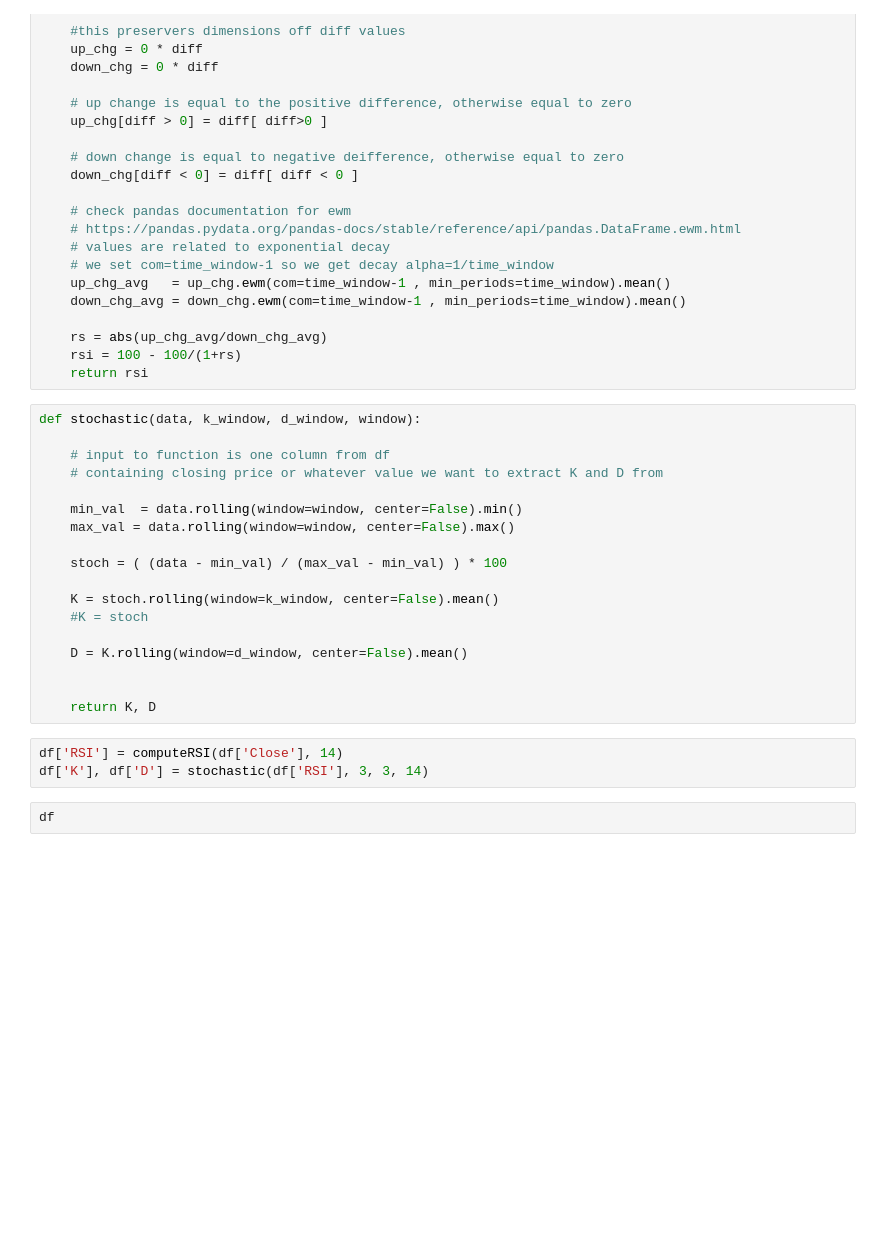
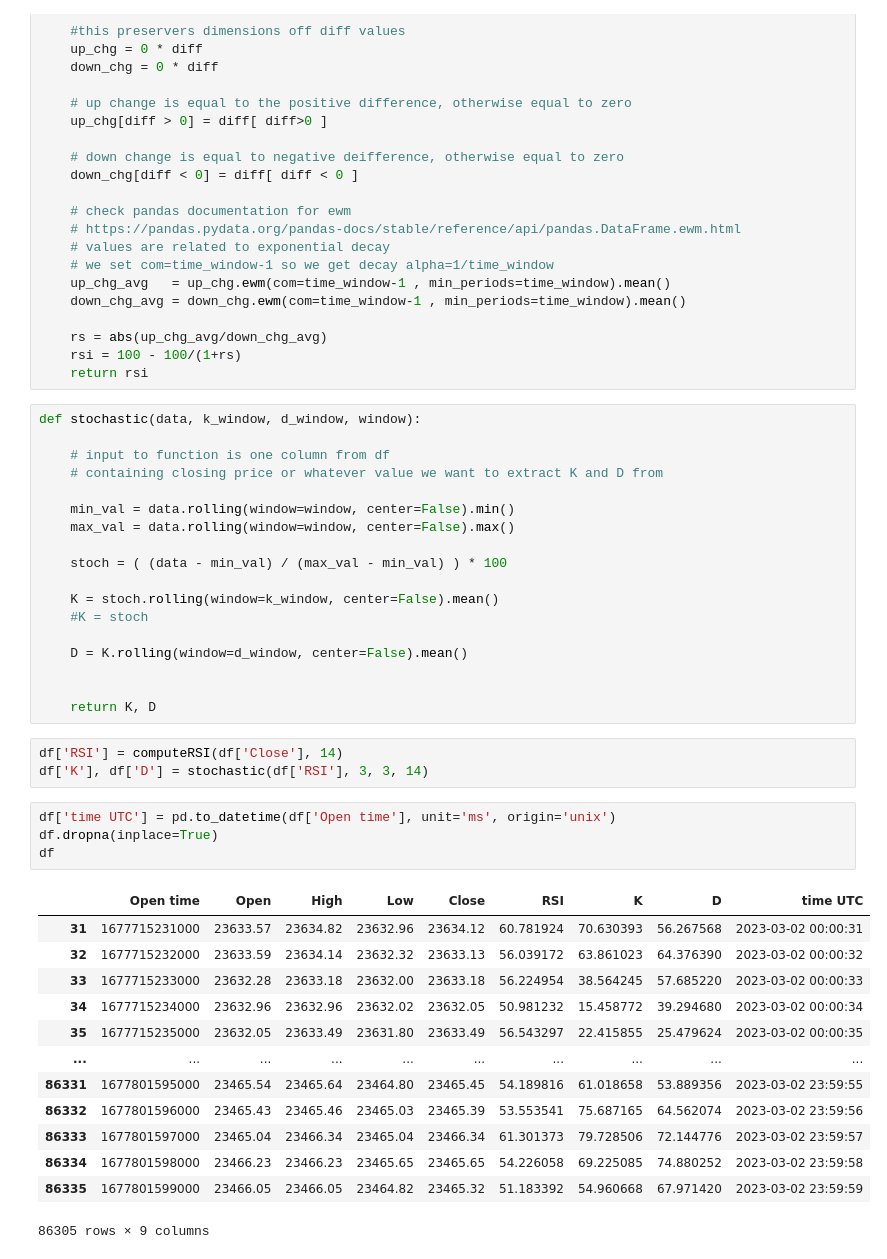
Before and after one commit to DrZuse/binance_rsi_backtest, a Jupyter notebook: backtest.ipynb, the cells around one changed output. Drawn from its saved outputs; the diff is of its cells as text; blank space fills up the shorter version.

```diff
--- a/backtest.ipynb
+++ b/backtest.ipynb
@@ -37,7 +37,7 @@ def stochastic(data, k_window, d_window, window):
     # input to function is one column from df
     # containing closing price or whatever value we want to extract K and D from
 
-    min_val  = data.rolling(window=window, center=False).min()
+    min_val = data.rolling(window=window, center=False).min()
     max_val = data.rolling(window=window, center=False).max()
 
     stoch = ( (data - min_val) / (max_val - min_val) ) * 100
@@ -52,5 +52,21 @@ def stochastic(data, k_window, d_window, window):
 # %%
 df['RSI'] = computeRSI(df['Close'], 14)
 df['K'], df['D'] = stochastic(df['RSI'], 3, 3, 14)
-# %%
-df
+# %%
+df['time UTC'] = pd.to_datetime(df['Open time'], unit='ms', origin='unix')
+df.dropna(inplace=True)
+df
+# %% [output]
+|  | Open time | Open | High | Low | Close | RSI | K | D | time UTC |
+| 31 | 1677715231000 | 23633.57 | 23634.82 | 23632.96 | 23634.12 | 60.781924 | 70.630393 | 56.267568 | 2023-03-02 00:00:31 |
+| 32 | 1677715232000 | 23633.59 | 23634.14 | 23632.32 | 23633.13 | 56.039172 | 63.861023 | 64.376390 | 2023-03-02 00:00:32 |
+| 33 | 1677715233000 | 23632.28 | 23633.18 | 23632.00 | 23633.18 | 56.224954 | 38.564245 | 57.685220 | 2023-03-02 00:00:33 |
+| 34 | 1677715234000 | 23632.96 | 23632.96 | 23632.02 | 23632.05 | 50.981232 | 15.458772 | 39.294680 | 2023-03-02 00:00:34 |
+| 35 | 1677715235000 | 23632.05 | 23633.49 | 23631.80 | 23633.49 | 56.543297 | 22.415855 | 25.479624 | 2023-03-02 00:00:35 |
+| ... | ... | ... | ... | ... | ... | ... | ... | ... | ... |
+| 86331 | 1677801595000 | 23465.54 | 23465.64 | 23464.80 | 23465.45 | 54.189816 | 61.018658 | 53.889356 | 2023-03-02 23:59:55 |
+| 86332 | 1677801596000 | 23465.43 | 23465.46 | 23465.03 | 23465.39 | 53.553541 | 75.687165 | 64.562074 | 2023-03-02 23:59:56 |
+| 86333 | 1677801597000 | 23465.04 | 23466.34 | 23465.04 | 23466.34 | 61.301373 | 79.728506 | 72.144776 | 2023-03-02 23:59:57 |
+| 86334 | 1677801598000 | 23466.23 | 23466.23 | 23465.65 | 23465.65 | 54.226058 | 69.225085 | 74.880252 | 2023-03-02 23:59:58 |
+| 86335 | 1677801599000 | 23466.05 | 23466.05 | 23464.82 | 23465.32 | 51.183392 | 54.960668 | 67.971420 | 2023-03-02 23:59:59 |
+86305 rows × 9 columns
```
Also changed, not shown: parts of 8 cells of this notebook, 1 other file.
